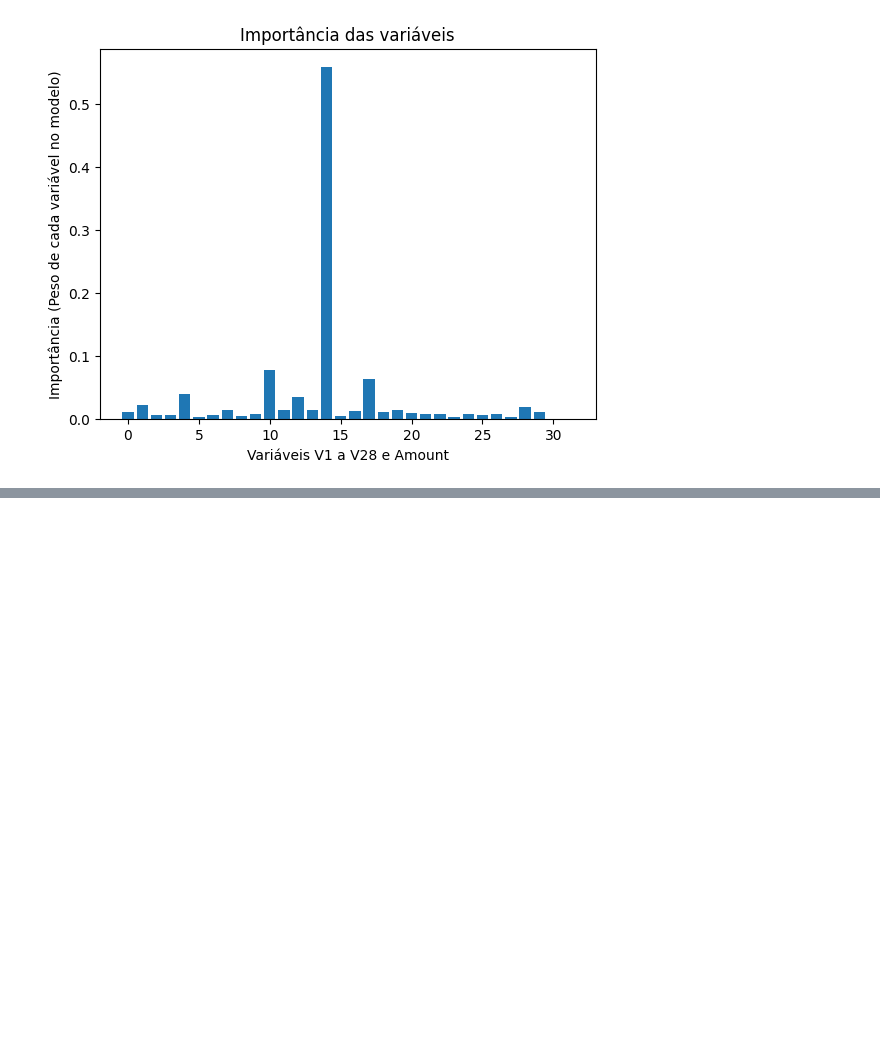
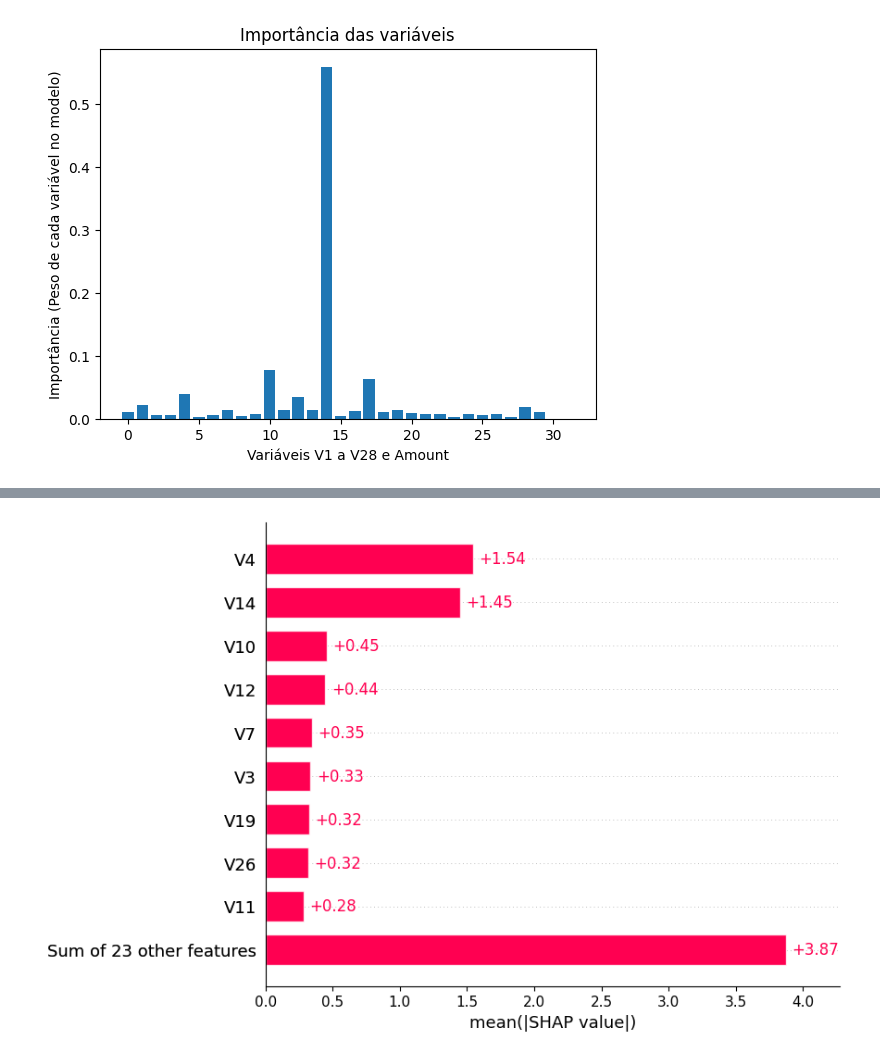
Before and after one commit to TatyBR/Dio_Bootcamp_Accenture_2026, a Jupyter notebook: Projeto_Deteccao_Fraudes/deteccao_fraudes.ipynb, the cells around one changed output, grey strips where cells are left out. Saved outputs shown, nothing was run; the diff lists cells and outputs as text; code cells hidden in the pictures; blank space fills up the shorter version.

Commit message:
Utilizando SHAP

```diff
--- a/Projeto_Deteccao_Fraudes/deteccao_fraudes.ipynb
+++ b/Projeto_Deteccao_Fraudes/deteccao_fraudes.ipynb
@@ -229,19 +235,19 @@ print(f"Dimensão do Dataset undersampling: {df_creditcard_under.shape}")
 Dimensão do Dataset original: (284807, 33)
 Dimensão do Dataset undersampling: (984, 33)
 # %%
-x = df_creditcard_under.drop("Class", axis=1)
-y = df_creditcard_under['Class']
+x_under = df_creditcard_under.drop("Class", axis=1)
+y_under = df_creditcard_under['Class']
 
-x_train, x_test, y_train, y_test = train_test_split(
-    x, y, stratify=y, test_size=0.3, random_state=42
+x_train_under, x_test_under, y_train_under, y_test_under = train_test_split(
+    x_under, y_under, stratify=y_under, test_size=0.3, random_state=42
 )
 
 model_under = LogisticRegression(max_iter=1000)
-model_under.fit(x_train, y_train)
+model_under.fit(x_train_under, y_train_under)
 
-y_pred_under = model_under.predict(x_test)
+y_pred_under = model_under.predict(x_test_under)
 
-print(classification_report(y_test, y_pred_under))
+print(classification_report(y_test_under, y_pred_under))
 # %% [output]
               precision    recall  f1-score   support
 
@@ -595,0 +636,7 @@ Amount_Scaled     0.000000
+# %%
+explainer = shap.Explainer(xgb)
+shap_values = explainer(x_test[:100])
+
+shap.plots.bar(shap_values)
+# %% [output]
+[figure, added]
```
Also changed, not shown: parts of 23 cells of this notebook, 2 other files.
